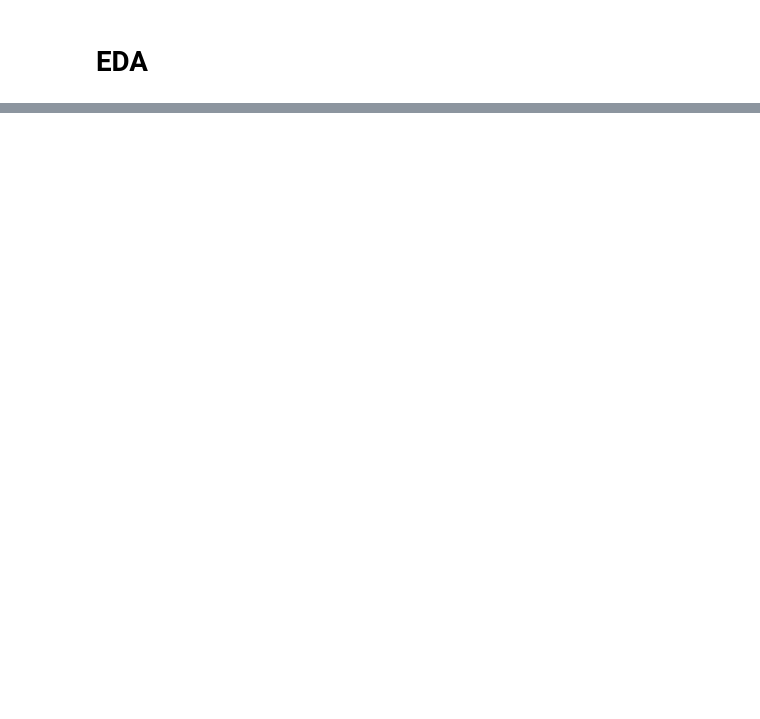
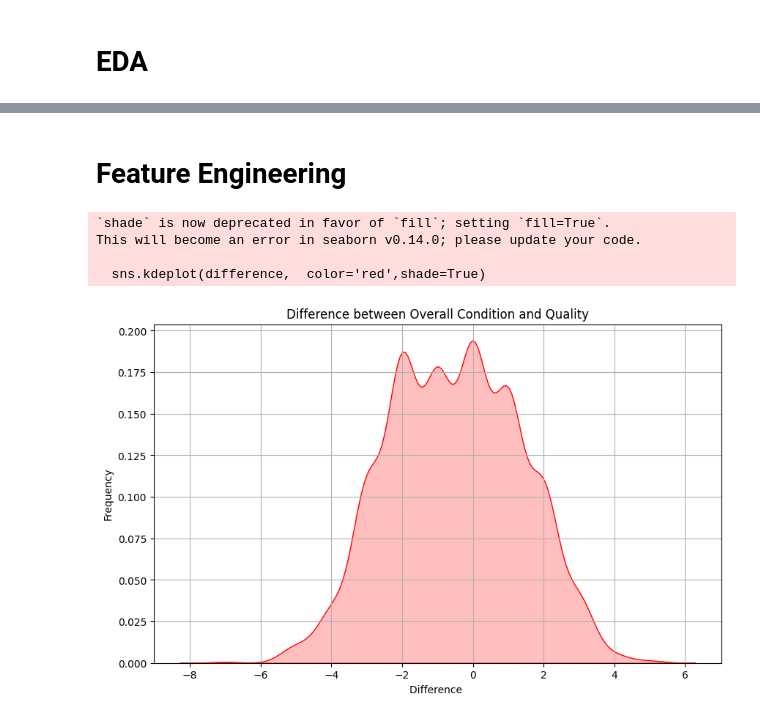
Before and after one commit to alfredofdlv/Housing-Prices, a Jupyter notebook: Notebook.ipynb, the cells around one changed output, grey strips where cells are left out. Cells and saved outputs as stored; diff of their text form; code cells hidden in the pictures; blank space fills up the shorter version.

```diff
--- a/Notebook.ipynb
+++ b/Notebook.ipynb
@@ -171,0 +283,18 @@ plt.show()
+# %% [markdown]
+# Feature Engineering
+# %%
+difference = df['OverallCond'] - df['OverallQual']
+
+plt.figure(figsize=(10, 6))
+sns.kdeplot(difference,  color='red',shade=True)
+plt.xlabel('Difference ')
+plt.ylabel('Frequency')
+plt.title('Difference between Overall Condition and Quality')
+plt.grid(True)
+plt.show()
+# %% [output]
+`shade` is now deprecated in favor of `fill`; setting `fill=True`.
+This will become an error in seaborn v0.14.0; please update your code.
+
+  sns.kdeplot(difference,  color='red',shade=True)
+[figure, added]
```
Also changed, not shown: parts of 13 cells of this notebook, 3 other files.
